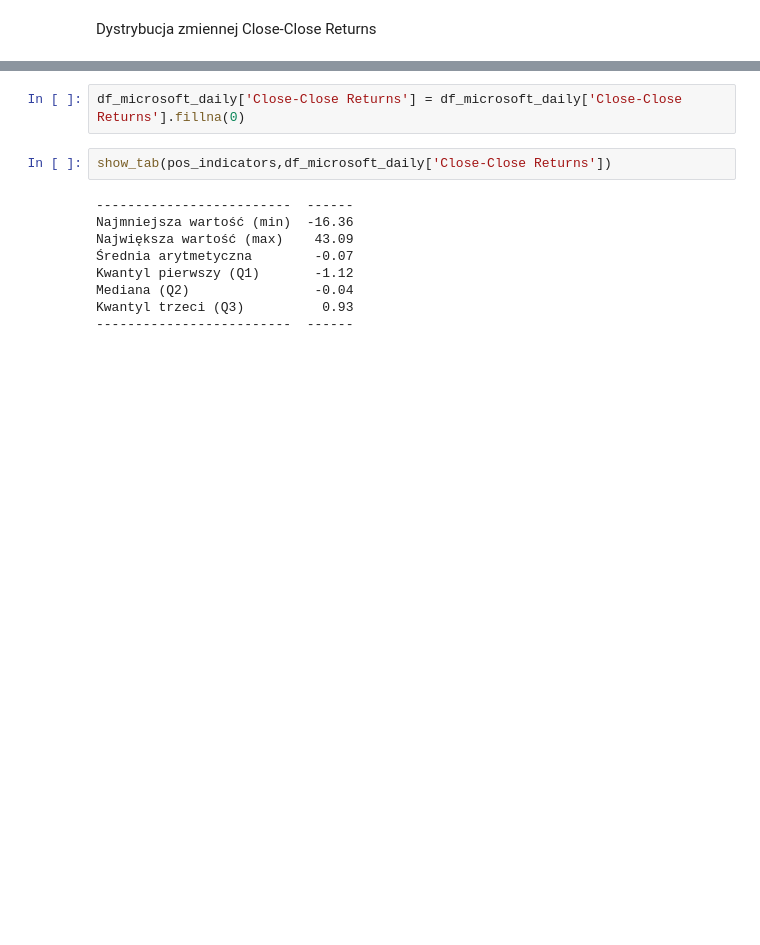
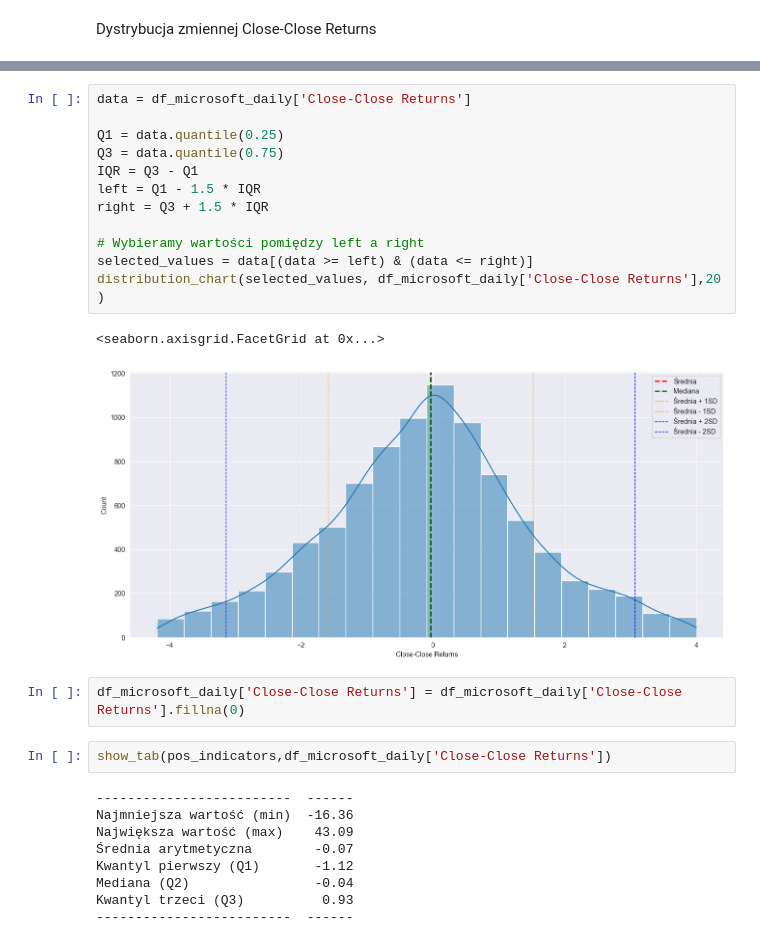
Before and after one commit to daredevilq/stock-market-analysis, a Jupyter notebook: market-analysis.ipynb, the cells around one changed output, grey strips where cells are left out. Saved outputs shown, nothing was run; the diff lists cells and outputs as text; blank space fills up the shorter version.

```diff
--- a/market-analysis.ipynb
+++ b/market-analysis.ipynb
@@ -517,3 +655,18 @@ g.fig.set_figheight(6.5)
+# %%
+data = df_microsoft_daily['Close-Close Returns']
+
+Q1 = data.quantile(0.25)
+Q3 = data.quantile(0.75)
+IQR = Q3 - Q1
+left = Q1 - 1.5 * IQR
+right = Q3 + 1.5 * IQR
+
+# Wybieramy wartości pomiędzy left a right
+selected_values = data[(data >= left) & (data <= right)]
+distribution_chart(selected_values, df_microsoft_daily['Close-Close Returns'],20 )
+# %% [output]
+<seaborn.axisgrid.FacetGrid at 0x...>
+[figure, added]
 # %%
 df_microsoft_daily['Close-Close Returns'] = df_microsoft_daily['Close-Close Returns'].fillna(0)
 # %%
```
Also changed, not shown: parts of 53 cells of this notebook, 4 other files.
